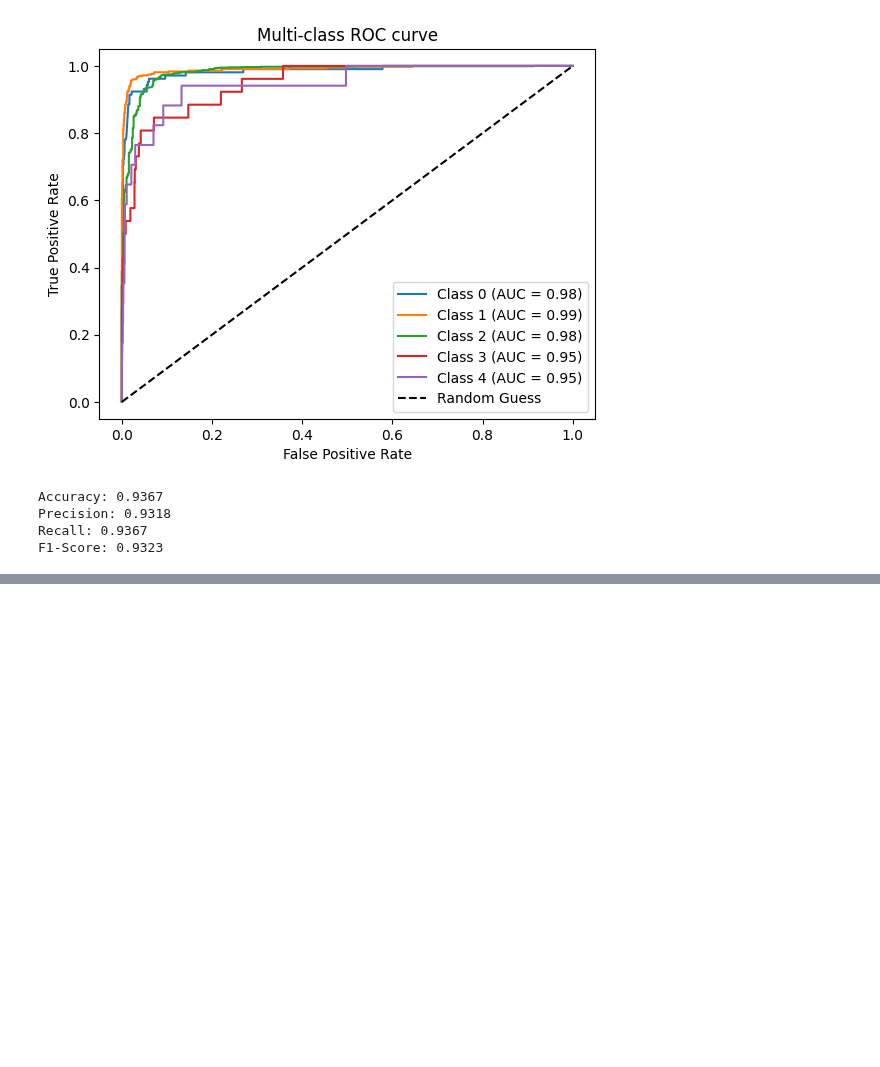
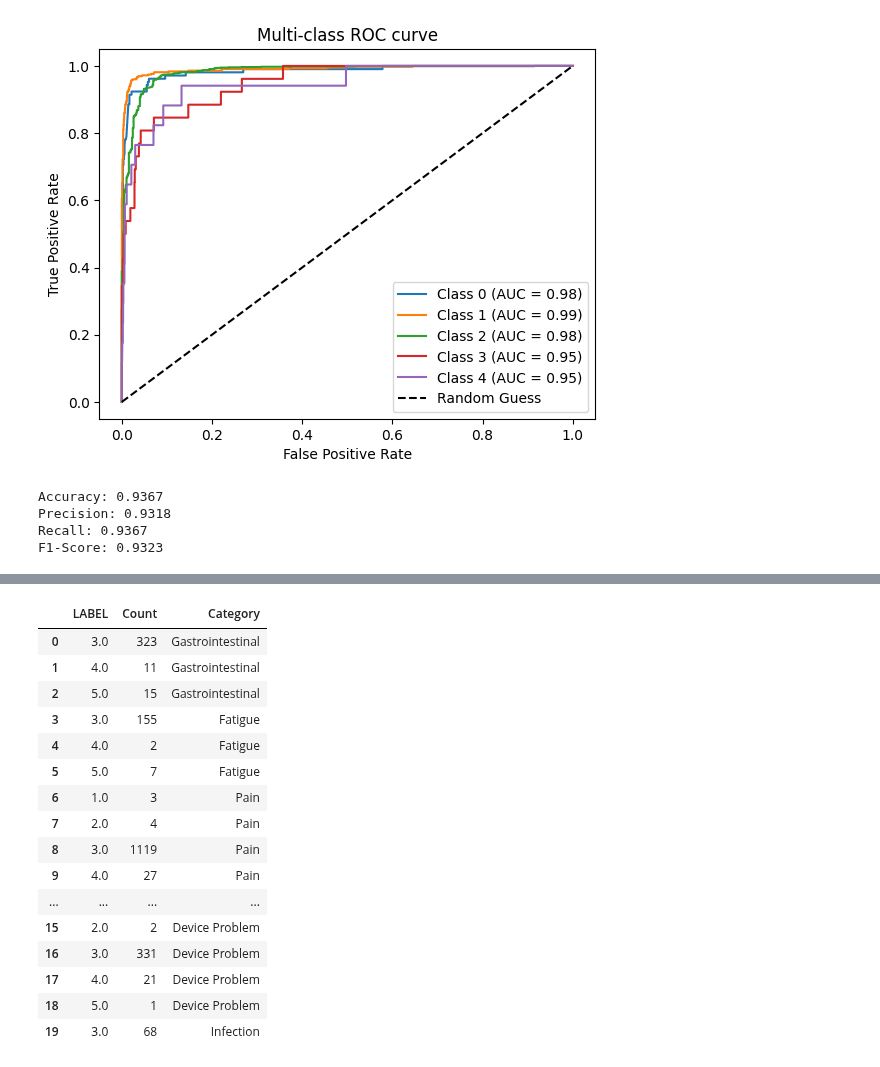
Before and after one commit to KaneZhao/Adverse-Events-in-Female-Stress-Urinary-Incontinence, a Jupyter notebook: Sentiment_Analysis.ipynb, the cells around one changed output, grey strips where cells are left out. Cells and saved outputs as stored; diff of their text form; code cells hidden in the pictures; blank space fills up the shorter version.

```diff
--- a/Sentiment_Analysis.ipynb
+++ b/Sentiment_Analysis.ipynb
@@ -723,0 +429,53 @@ ValueError: The model did not return a loss from the inputs, only the following
+# %%
+advese_events = {
+    "Gastrointestinal" : ["appetite decreased", "constipation", "diarrhea", "dyspepsia", "nausea", "vomiting", "gastrointestinal", "dry mouth"],
+    "Fatigue": ["asthenia", "drowsiness", "somnolence", "fatigue"],
+    "Pain" : ["hurt", "painful", "ache", "suffering", "intense pain", "severe pain", "misery", "abdominal pain"],
+    "UTI Problem": ["voiding dysfunction", "urinary tract infection", "bladder infection", "urine leakage", "persistent incontinence", "bladder neck obstruction", "urinary leakage", "bladder pain", "urethral injury"],
+    "Device Problem": ["mesh exposure", "mesh migration", "malfunction", "mesh revision surgery"],
+    "Infection": ["infected", "infectious"],
+    "Sleep Disorder": ["sleeplessness", "insomnia"],
+    "Mental Stress": ["anxiety", "depression", "distress", "strain", "tension", "worried", "restless", "nervous"],
+    "Prolapse": ['pelvic prolapse', 'uterine prolapse', 'pelvic organ prolapse', 'terovaginal prolapse'],
+    "Vaginal Issue": ['vaginal discharge', 'vaginal atrophy', 'vaginal prolapse', 'vaginal spotting', 'vaginal odor', 'vaginal lesion', 'dyspareunia']
+}
+# %%
+results = []
+
+# Process each category
+for category, keywords in advese_events.items():
+    # Filter rows where 'FOI_TEXT' contains the search string
+    search_string = "|".join(keywords).upper()
+    filtered_rows = data[data['FOI_TEXT'].str.contains(search_string, case=False)]
+
+    # Group by 'Year' and count the number of rows in each group
+    count_by_year = filtered_rows.groupby('LABEL').size().reset_index(name='Count')
+
+    # Add the category to the result
+    count_by_year['Category'] = category
+
+    # Append the result to the list
+    results.append(count_by_year)
+
+# Combine all results into a single DataFrame
+final_results = pd.concat(results, ignore_index=True)
+# %%
+final_results.head(20)
+# %% [output]
+|  | LABEL | Count | Category |
+| 0 | 3.0 | 323 | Gastrointestinal |
+| 1 | 4.0 | 11 | Gastrointestinal |
+| 2 | 5.0 | 15 | Gastrointestinal |
+| 3 | 3.0 | 155 | Fatigue |
+| 4 | 4.0 | 2 | Fatigue |
+| 5 | 5.0 | 7 | Fatigue |
+| 6 | 1.0 | 3 | Pain |
+| 7 | 2.0 | 4 | Pain |
+| 8 | 3.0 | 1119 | Pain |
+| 9 | 4.0 | 27 | Pain |
+| ... | ... | ... | ... |
+| 15 | 2.0 | 2 | Device Problem |
+| 16 | 3.0 | 331 | Device Problem |
+| 17 | 4.0 | 21 | Device Problem |
+| 18 | 5.0 | 1 | Device Problem |
+| 19 | 3.0 | 68 | Infection |
```
Also changed, not shown: parts of 32 cells of this notebook, 2 other files.
